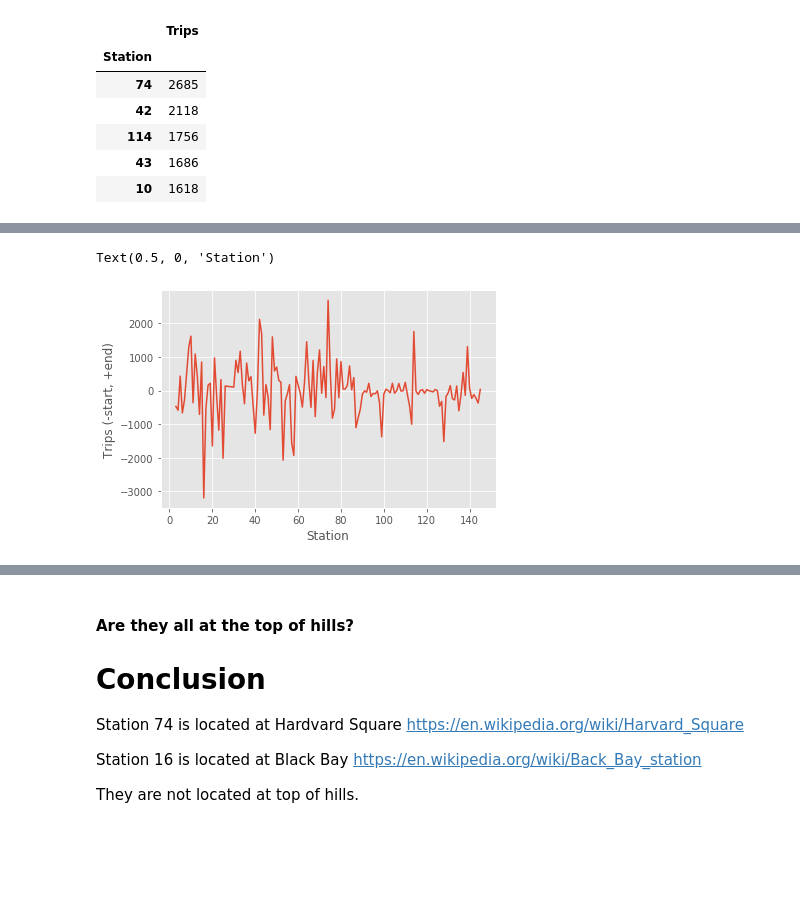
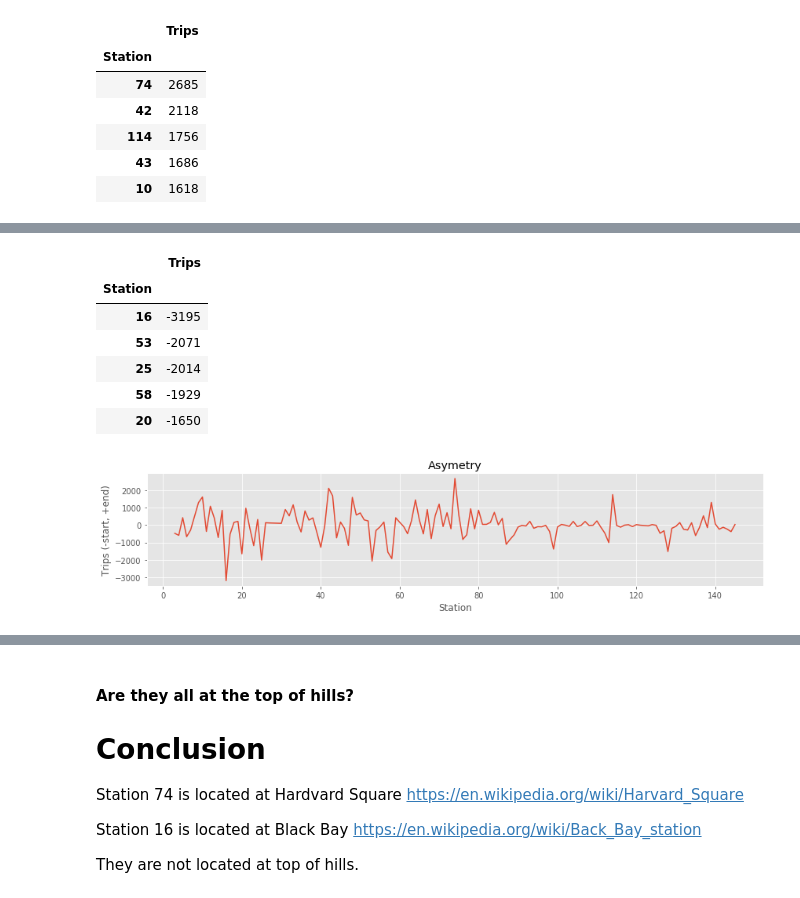
Before and after one commit to jisanos/Hubway-Data-Visualization-Challenge, a Jupyter notebook: Exam_Script.ipynb, the cells around one changed output, grey strips where cells are left out. Cells and saved outputs as stored; diff of their text form; code cells hidden in the pictures; blank space fills up the shorter version.

Commit message:
Added analysis and approach to the asymetry part

```diff
--- a/Exam_Script.ipynb
+++ b/Exam_Script.ipynb
@@ -555,10 +560,24 @@ Difference[(Difference.Trips >=-20) & (Difference.Trips <=20)]
+# %%
+#Sorting by least to greatest
+#More people tend to start here
+Difference.sort_values(by='Trips', ascending=1).head()
+# %% [output]
+|  | Trips |
+| Station |  |
+| 16 | -3195 |
+| 53 | -2071 |
+| 25 | -2014 |
+| 58 | -1929 |
+| 20 | -1650 |
 # %%
+figure(num=None, figsize=(12, 3))
 plt.plot(Difference)
 plt.ylabel('Trips (-start, +end)')
 plt.xlabel('Station')
+plt.title('Asymetry')
+plt.tight_layout()
 # %% [output]
-Text(0.5, 0, 'Station')
-[figure, old version]
+[figure, new version]
 # %% [markdown]
 #### Which stations are the most asymmetric - more trips start there than end there, or vice versa?
 
```
Also changed, not shown: parts of 18 cells of this notebook.
